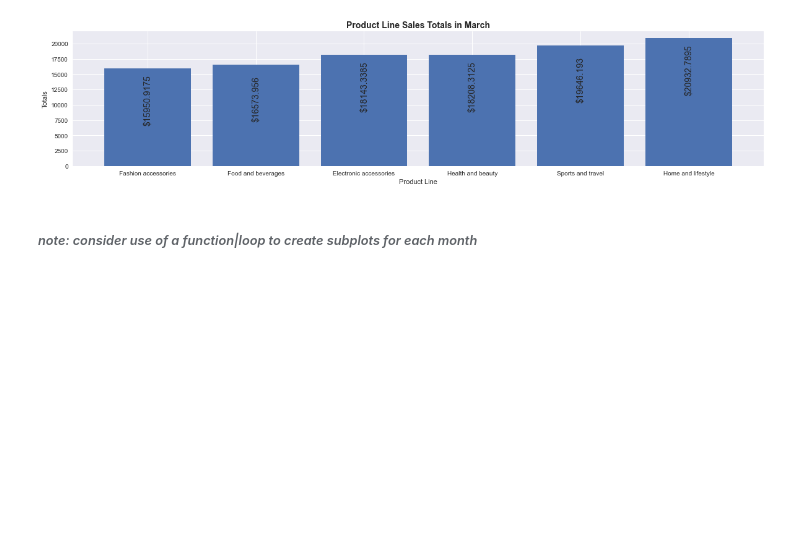
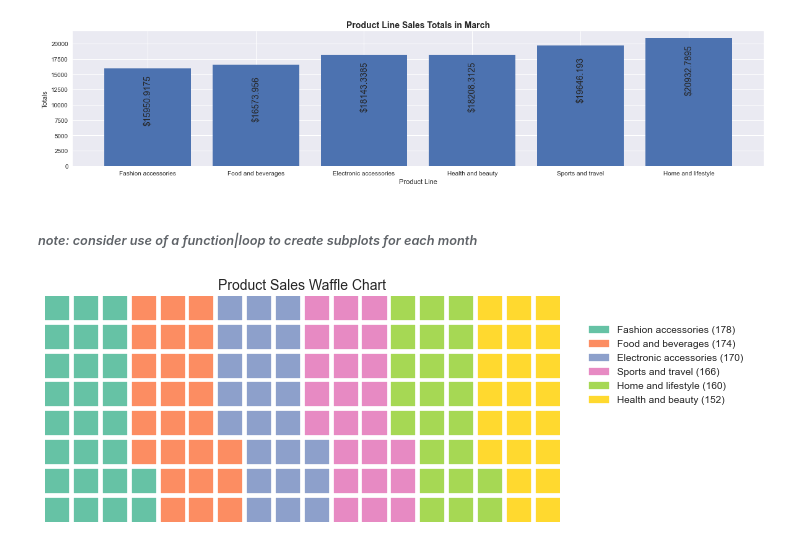
Before and after one commit to WayneNyariroh/weekly_practice, a Jupyter notebook: 10_11_22/10-11-22_supermarket_sales_analysis.ipynb, the cells around one changed output. Saved outputs shown, nothing was run; the diff lists cells and outputs as text; code cells hidden in the pictures; blank space fills up the shorter version.

Commit message:
waffle chart

```diff
--- a/10_11_22/10-11-22_supermarket_sales_analysis.ipynb
+++ b/10_11_22/10-11-22_supermarket_sales_analysis.ipynb
@@ -693,0 +696,2 @@ plt.show()
+# %%
+products_sales = dict(df.product_line.value_counts())
@@ -693,0 +700,15 @@ plt.show()
+# %%
+fig = plt.figure(FigureClass=Waffle,
+                 figsize=(10,4),
+                 rows=8,
+                 columns=18,
+                 values=products_sales,
+                 title={'label':'Product Sales Waffle Chart',
+                        'loc':'center',
+                        'fontdict':{'fontsize':14}},
+                 legend={'loc':(1.05,0.5),
+                         'labels':['{0} ({1})'.format(k,v) for k,v in products_sales.items()]}
+
+),
+# %% [output]
+[figure, added]
```
Also changed, not shown: parts of 2 cells of this notebook.
